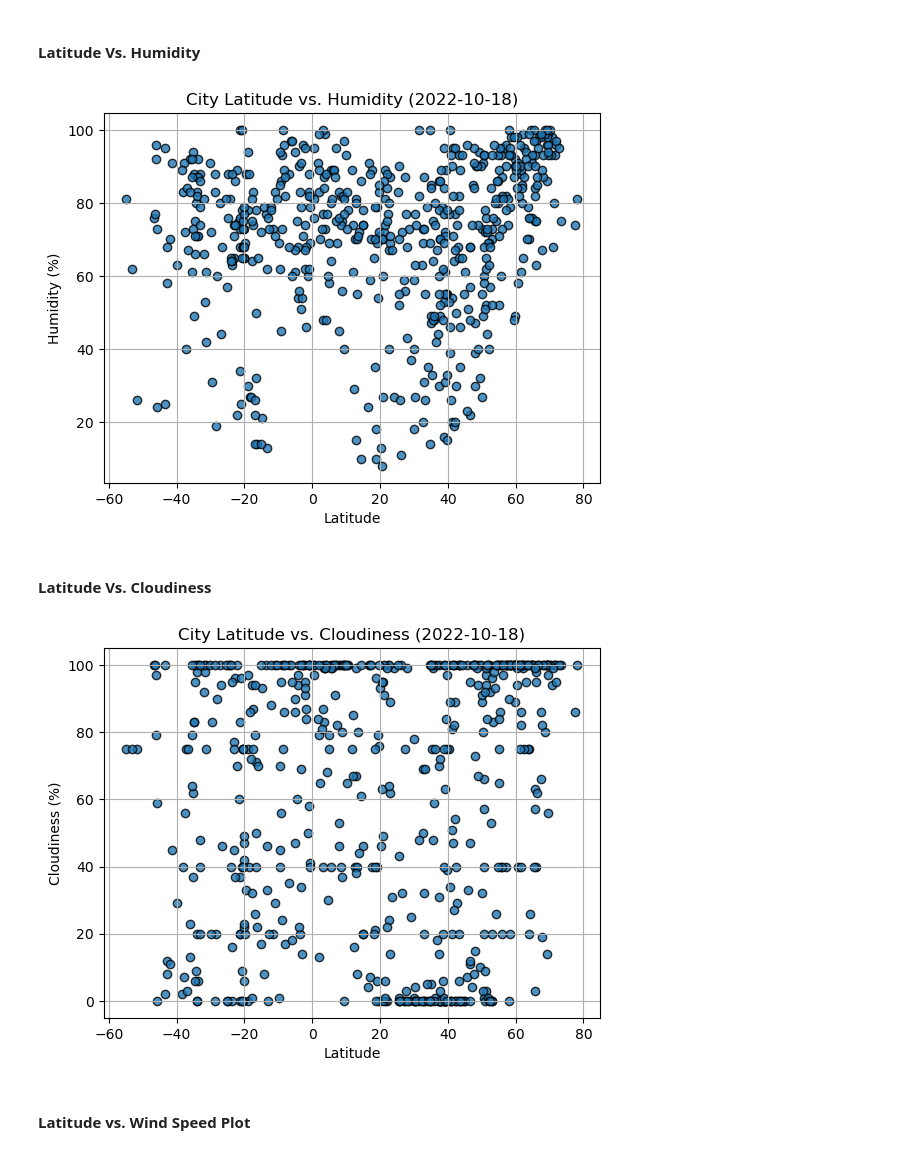
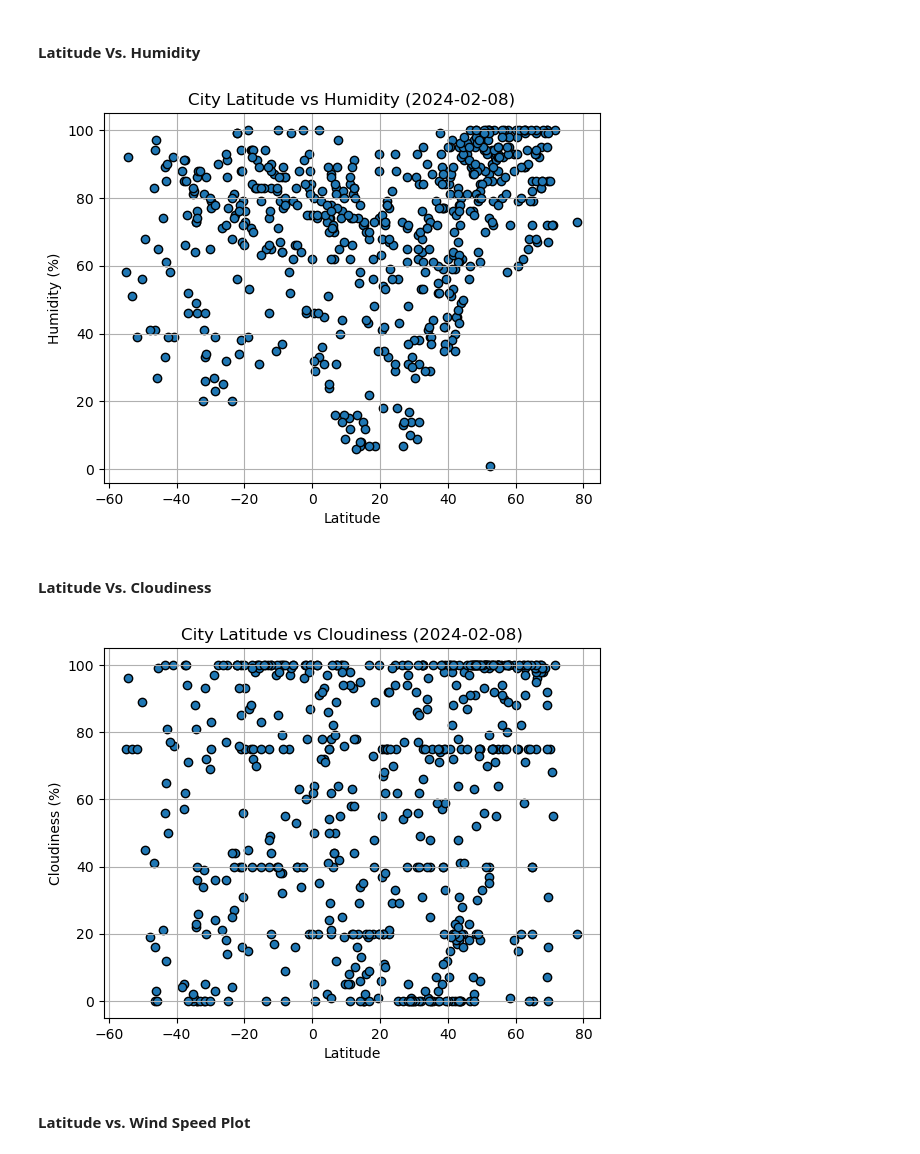
Before and after one commit to arlestotle/python-api-challenge, a Jupyter notebook: WeatherPy.ipynb, the cells around one changed output. Saved outputs shown, nothing was run; the diff lists cells and outputs as text; code cells hidden in the pictures.

```diff
--- a/WeatherPy.ipynb
+++ b/WeatherPy.ipynb
@@ -205,34 +215,46 @@ plt.show()
 #### Latitude Vs. Humidity
 # %%
 # Build the scatter plots for latitude vs. humidity
-# YOUR CODE HERE
+plt.scatter(city_data_df['Lat'], city_data_df['Humidity'],
+            edgecolor='black')
 
 # Incorporate the other graph properties
-# YOUR CODE HERE
+sel_date = datetime.now().strftime("%Y-%m-%d")
+plt.title(f'City Latitude vs Humidity ({sel_date})')
+plt.ylabel('Humidity (%)')
+plt.xlabel('Latitude')
+plt.grid(True)
+plt.tight_layout
 
 # Save the figure
-plt.savefig("output_data/Fig2.png")
+plt.savefig("output_data/Humidity.png")
 
 # Show plot
 plt.show()
 # %% [output]
-[figure, old version]
+[figure, new version]
 # %% [markdown]
 #### Latitude Vs. Cloudiness
 # %%
 # Build the scatter plots for latitude vs. cloudiness
-# YOUR CODE HERE
+plt.scatter(city_data_df['Lat'], city_data_df['Cloudiness'],
+            edgecolor='black')
 
 # Incorporate the other graph properties
-# YOUR CODE HERE
+sel_date = datetime.now().strftime("%Y-%m-%d")
+plt.title(f'City Latitude vs Cloudiness ({sel_date})')
+plt.ylabel('Cloudiness (%)')
+plt.xlabel('Latitude')
+plt.grid(True)
+plt.tight_layout
 
 # Save the figure
-plt.savefig("output_data/Fig3.png")
+plt.savefig("output_data/Cloudiness.png")
 
 # Show plot
 plt.show()
 # %% [output]
-[figure, old version]
+[figure, new version]
 # %% [markdown]
 #### Latitude vs. Wind Speed Plot
 # %%
```
Also changed, not shown: parts of 41 cells of this notebook, 20 other files.
